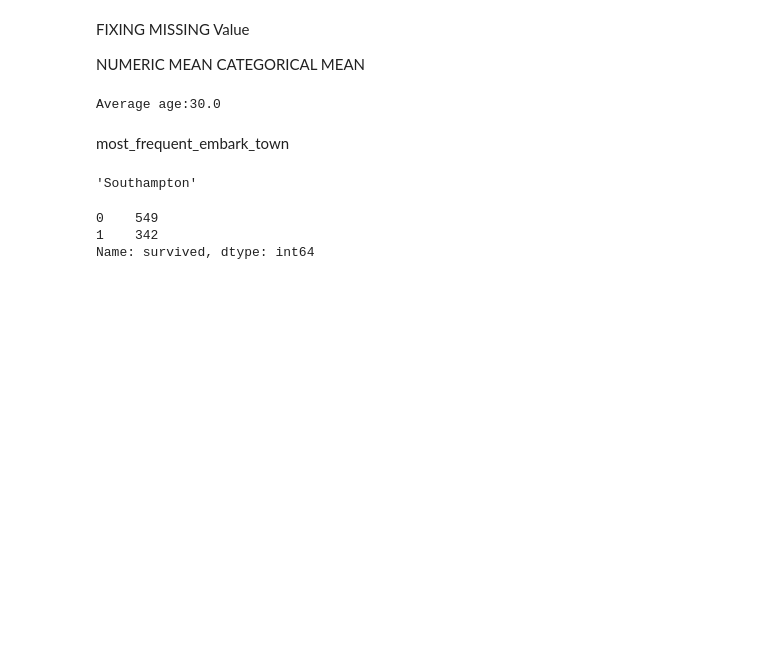
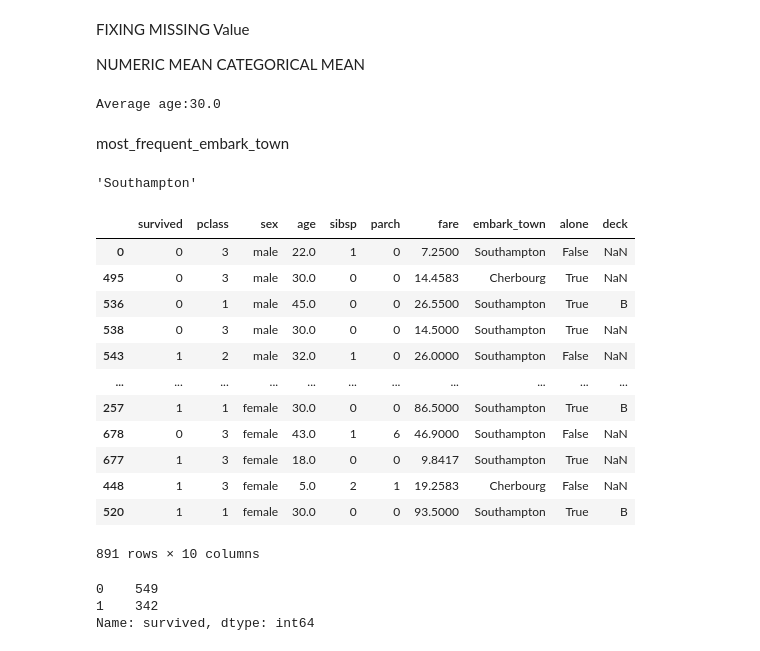
Before and after one commit to SamitSinghBais/Digipodium_pythoncode, a Jupyter notebook: processing_2.ipynb, the cells around one changed output. Saved outputs shown, nothing was run; the diff lists cells and outputs as text; code cells hidden in the pictures; blank space fills up the shorter version.

```diff
--- a/processing_2.ipynb
+++ b/processing_2.ipynb
@@ -104,6 +109,22 @@ titanic['embark_town'].value_counts().idxmax()
 # %%
 most_freq_embark_town = titanic['embark_town'].value_counts().idxmax()
 titanic['embark_town'].fillna(most_freq_embark_town,inplace=True)
+# %%
+titanic
+# %% [output]
+|  | survived | pclass | sex | age | sibsp | parch | fare | embark_town | alone | deck |
+| 0 | 0 | 3 | male | 22.0 | 1 | 0 | 7.2500 | Southampton | False | NaN |
+| 495 | 0 | 3 | male | 30.0 | 0 | 0 | 14.4583 | Cherbourg | True | NaN |
+| 536 | 0 | 1 | male | 45.0 | 0 | 0 | 26.5500 | Southampton | True | B |
+| 538 | 0 | 3 | male | 30.0 | 0 | 0 | 14.5000 | Southampton | True | NaN |
+| 543 | 1 | 2 | male | 32.0 | 1 | 0 | 26.0000 | Southampton | False | NaN |
+| ... | ... | ... | ... | ... | ... | ... | ... | ... | ... | ... |
+| 257 | 1 | 1 | female | 30.0 | 0 | 0 | 86.5000 | Southampton | True | B |
+| 678 | 0 | 3 | female | 43.0 | 1 | 6 | 46.9000 | Southampton | False | NaN |
+| 677 | 1 | 3 | female | 18.0 | 0 | 0 | 9.8417 | Southampton | True | NaN |
+| 448 | 1 | 3 | female | 5.0 | 2 | 1 | 19.2583 | Cherbourg | False | NaN |
+| 520 | 1 | 1 | female | 30.0 | 0 | 0 | 93.5000 | Southampton | True | B |
+891 rows × 10 columns
 # %%
 titanic['survived'].value_counts()
 # %% [output]
```
Also changed, not shown: parts of 19 cells of this notebook, 25 other files.
